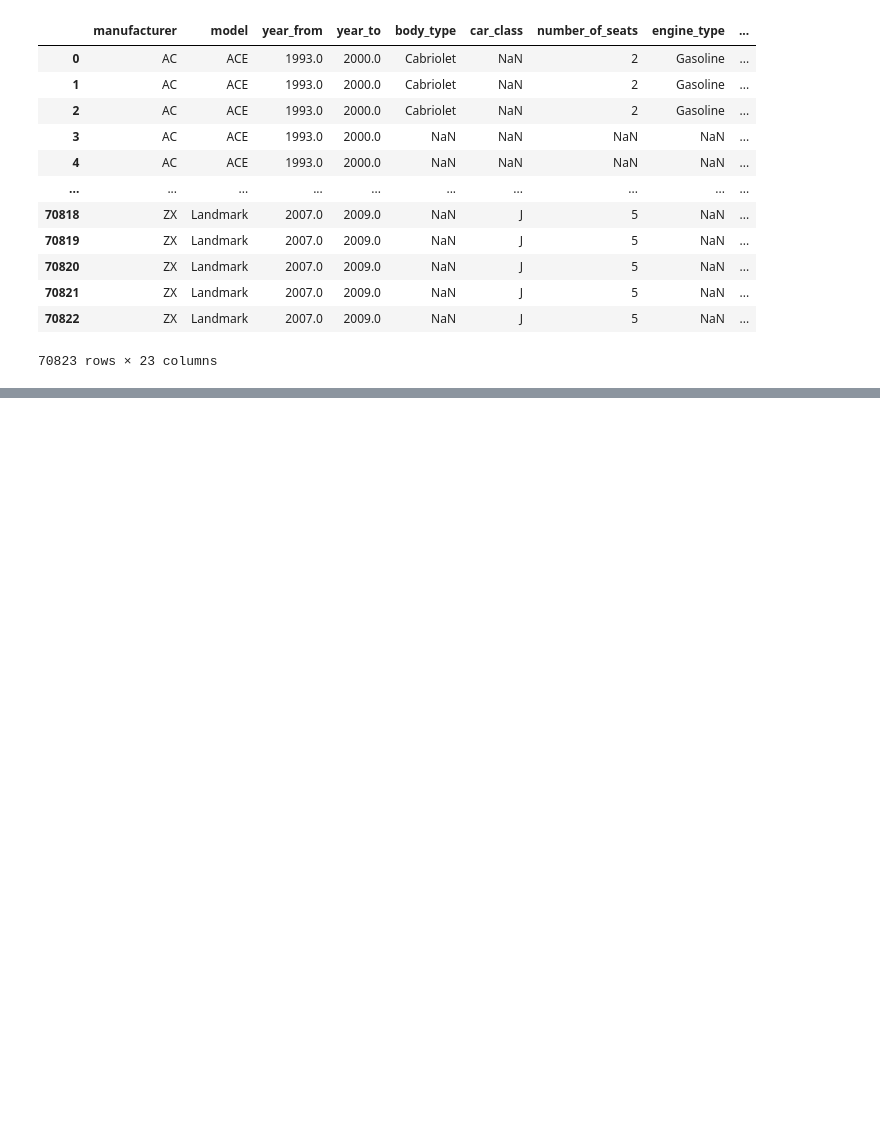
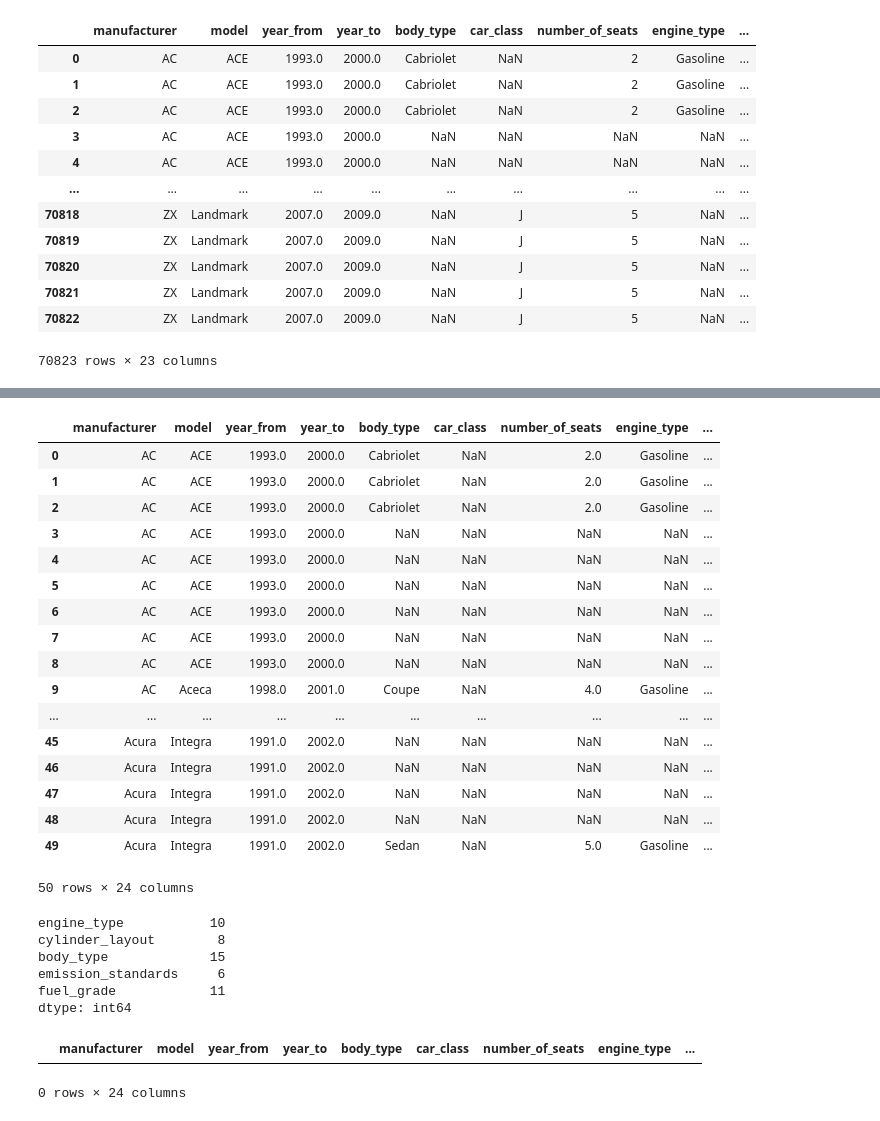
Before and after one commit to val-mon/cars-efficiency, a Jupyter notebook: main.ipynb, the cells around one changed output, grey strips where cells are left out. Cells and saved outputs as stored; diff of their text form; code cells hidden in the pictures; blank space fills up the shorter version.

```diff
--- a/main.ipynb
+++ b/main.ipynb
@@ -94,2 +188,63 @@ df
+# %%
+df.head(50)
+# %% [output]
+|  | manufacturer | model | year_from | year_to | body_type | car_class | number_of_seats | engine_type | ... |
+| 0 | AC | ACE | 1993.0 | 2000.0 | Cabriolet | NaN | 2.0 | Gasoline | ... |
+| 1 | AC | ACE | 1993.0 | 2000.0 | Cabriolet | NaN | 2.0 | Gasoline | ... |
+| 2 | AC | ACE | 1993.0 | 2000.0 | Cabriolet | NaN | 2.0 | Gasoline | ... |
+| 3 | AC | ACE | 1993.0 | 2000.0 | NaN | NaN | NaN | NaN | ... |
+| 4 | AC | ACE | 1993.0 | 2000.0 | NaN | NaN | NaN | NaN | ... |
+| 5 | AC | ACE | 1993.0 | 2000.0 | NaN | NaN | NaN | NaN | ... |
+| 6 | AC | ACE | 1993.0 | 2000.0 | NaN | NaN | NaN | NaN | ... |
+| 7 | AC | ACE | 1993.0 | 2000.0 | NaN | NaN | NaN | NaN | ... |
+| 8 | AC | ACE | 1993.0 | 2000.0 | NaN | NaN | NaN | NaN | ... |
+| 9 | AC | Aceca | 1998.0 | 2001.0 | Coupe | NaN | 4.0 | Gasoline | ... |
+| ... | ... | ... | ... | ... | ... | ... | ... | ... | ... |
+| 45 | Acura | Integra | 1991.0 | 2002.0 | NaN | NaN | NaN | NaN | ... |
+| 46 | Acura | Integra | 1991.0 | 2002.0 | NaN | NaN | NaN | NaN | ... |
+| 47 | Acura | Integra | 1991.0 | 2002.0 | NaN | NaN | NaN | NaN | ... |
+| 48 | Acura | Integra | 1991.0 | 2002.0 | NaN | NaN | NaN | NaN | ... |
+| 49 | Acura | Integra | 1991.0 | 2002.0 | Sedan | NaN | 5.0 | Gasoline | ... |
+50 rows × 24 columns
+# %%
+# normalize categorical text columns (case + variant spellings)
+df["engine_type"] = (
+    df["engine_type"]
+    .str.lower()
+    .replace({"petrol": "gasoline", "diesel fuel": "diesel"})
+)
+
+df["cylinder_layout"] = (
+    df["cylinder_layout"].str.lower().replace({"-": pd.NA})
+)
+
+df["body_type"] = df["body_type"].str.lower()
+
+# emission_standards: unify Roman ("EURO IV") and Arabic ("Euro 4") variants
+euro_map = {
+    "EURO I": "EURO 1", "EURO II": "EURO 2", "EURO III": "EURO 3",
+    "EURO IV": "EURO 4", "EURO V": "EURO 5", "EURO VI": "EURO 6",
+    "Euro 2": "EURO 2", "Euro 3": "EURO 3", "Euro 4": "EURO 4",
+    "Euro 5": "EURO 5", "Euro 6": "EURO 6",
+}
+df["emission_standards"] = df["emission_standards"].replace(euro_map)
+
+# fuel_grade: take first listed value (most rows have a single octane like "95")
+df["fuel_grade"] = (
+    df["fuel_grade"].str.split(",").str[0].str.strip().str.lower()
+)
+
+df[["engine_type", "cylinder_layout", "body_type", "emission_standards", "fuel_grade"]].nunique()
+# %% [output]
+engine_type           10
+cylinder_layout        8
+body_type             15
+emission_standards     6
+fuel_grade            11
+dtype: int64
 # %%
-# TODO : check missing values -> plot
+# Check missing values
+df.dropna(how="any")
+# %% [output]
+|  | manufacturer | model | year_from | year_to | body_type | car_class | number_of_seats | engine_type | ... |
+0 rows × 24 columns
```
Also changed, not shown: parts of 6 cells of this notebook.
